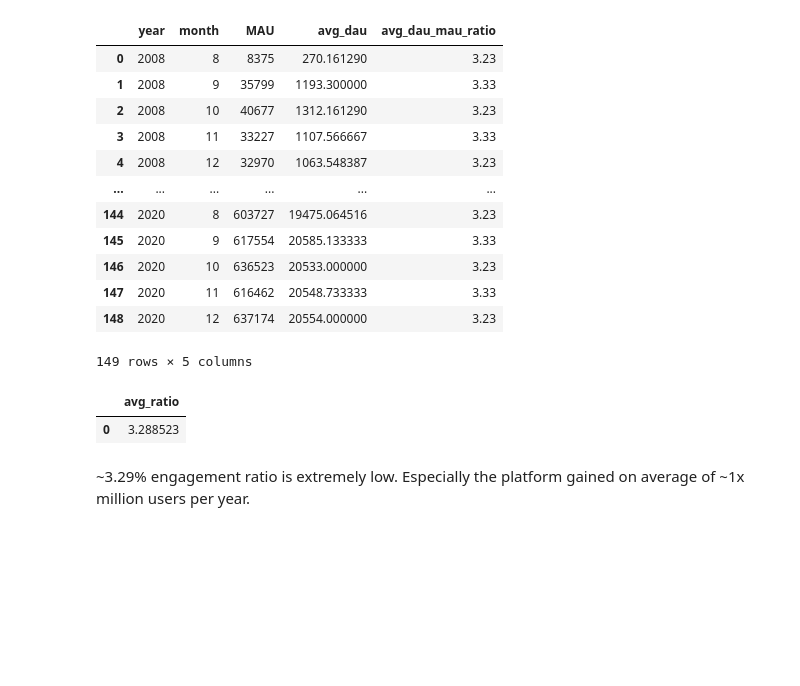
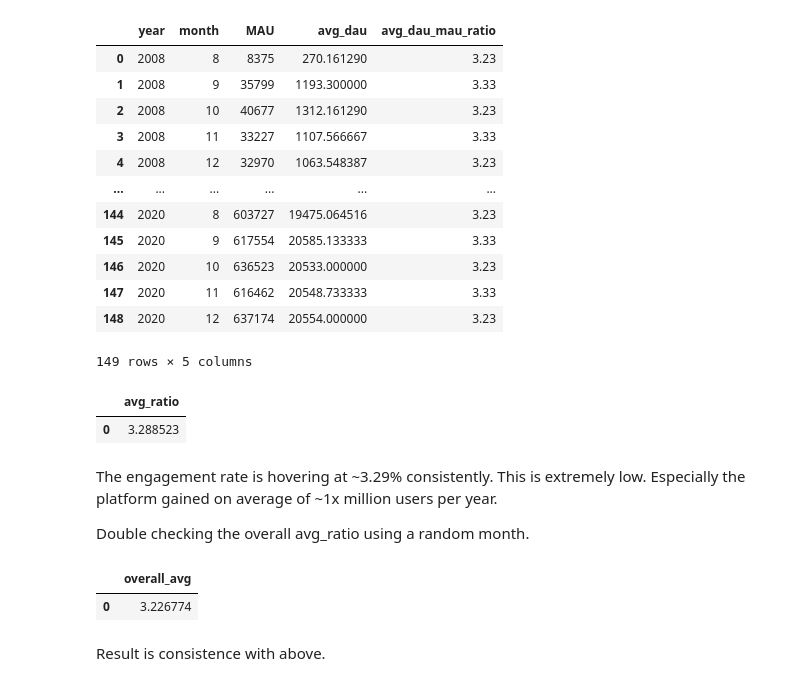
Before and after one commit to mbo0000/Personal-Projects, a Jupyter notebook: StackoverflowCaseStudy/sof_case_study.ipynb, the cells around one changed output. Drawn from its saved outputs; the diff is of its cells as text; code cells hidden in the pictures; blank space fills up the shorter version.

Commit message:
scs: update engagement ratio

```diff
--- a/StackoverflowCaseStudy/sof_case_study.ipynb
+++ b/StackoverflowCaseStudy/sof_case_study.ipynb
@@ -348,4 +349,30 @@ result
 |  | avg_ratio |
 | 0 | 3.288523 |
 # %% [markdown]
-~3.29% engagement ratio is extremely low. Especially the platform gained on average of ~1x million users per year.
+The engagement rate is hovering at ~3.29% consistently. This is extremely low. Especially the platform gained on average of ~1x million users per year.
+
+Double checking the overall avg_ratio using a random month.
+# %%
+# using 2020 December for dau and mau, sanity check
+query = """
+        SELECT
+            AVG(dau_mau_ratio) overall_avg
+        FROM
+            (SELECT
+                date,
+                COUNT(DISTINCT owner_user_id) AS dau,
+                ROUND(COUNT(DISTINCT owner_user_id)/637174 * 100, 2) AS dau_mau_ratio -- 637174 is the dau in previous query for 12/2020
+            FROM `portfolio-331917.stored_views.active_users`
+            WHERE
+                date BETWEEN DATE('2020-12-01') AND DATE('2020-12-31')
+            GROUP BY 1
+            ORDER BY 1)
+        """
+
+result = getQueryAsDF(query)
+result
+# %% [output]
+|  | overall_avg |
+| 0 | 3.226774 |
+# %% [markdown]
+Result is consistence with above.
```
Also changed, not shown: parts of 2 cells of this notebook.
